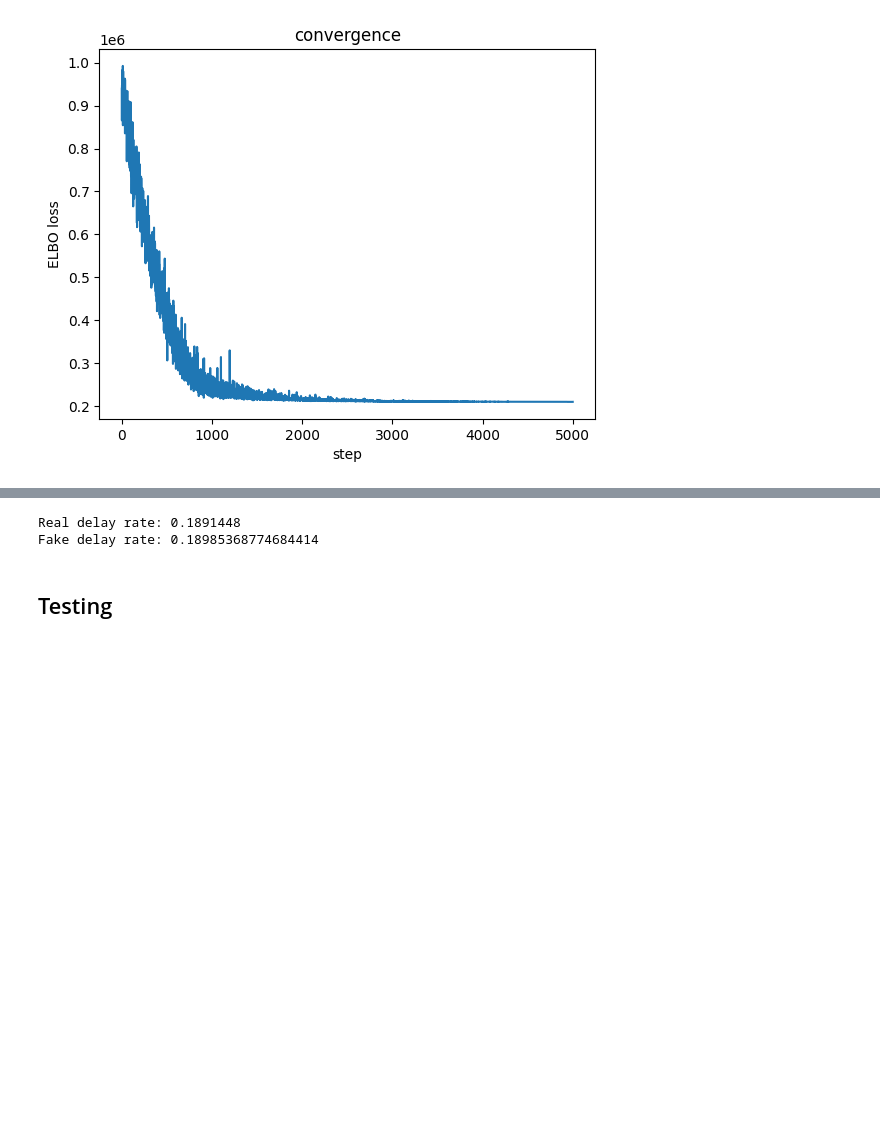
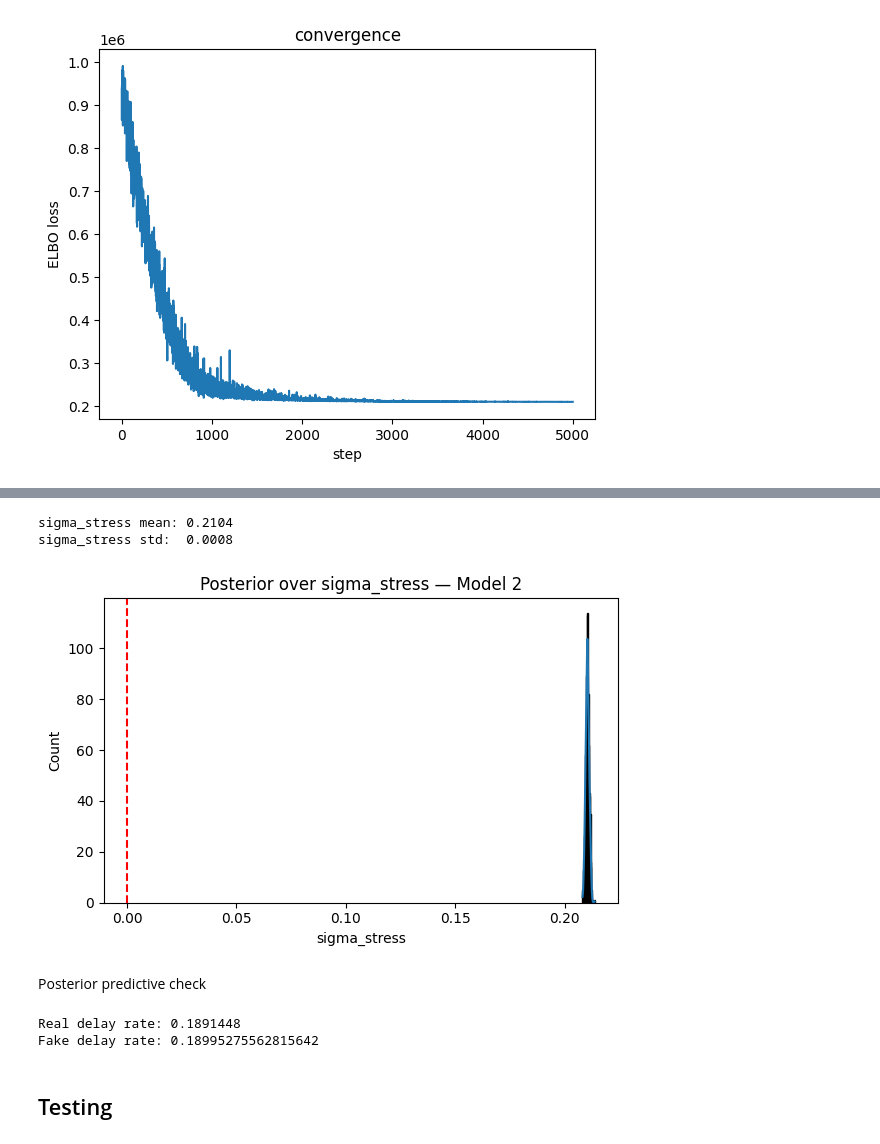
Before and after one commit to mariatmvendas/mbml_project, a Jupyter notebook: notebook.ipynb, the cells around one changed output, grey strips where cells are left out. Drawn from its saved outputs; the diff is of its cells as text; code cells hidden in the pictures; blank space fills up the shorter version.

```diff
--- a/notebook.ipynb
+++ b/notebook.ipynb
@@ -1319,35 +1309,43 @@ plt.show()
+# %%
+sigma_stress_samples2 = samples2["sigma_stress"].detach().squeeze(1).numpy()
+
+print(f"sigma_stress mean: {sigma_stress_samples2.mean():.4f}")
+print(f"sigma_stress std:  {sigma_stress_samples2.std():.4f}")
+
+fig, ax = plt.subplots(figsize=(6, 4))
+sns.histplot(sigma_stress_samples2, ax=ax, kde=True)
+ax.axvline(0, color="red", linestyle="--")
+ax.set_title("Posterior over sigma_stress — Model 2")
+ax.set_xlabel("sigma_stress")
+plt.tight_layout()
+plt.show()
+# %% [output]
+sigma_stress mean: 0.2104
+sigma_stress std:  0.0008
+[figure, added]
+# %% [markdown]
+Posterior predictive check
 # %%
 # get posterior means
-alpha_carrier_mean = alpha_carrier_samples.mean(axis=0)  # (17,)
-w_dep_mean         = w_dep_samples.mean()                 # scalar
-beta_mean          = beta_samples.mean(axis=0)            # (32,)
-bias_mean          = bias_samples.mean()                  # scalar
+alpha_carrier_mean = alpha_carrier_samples.mean(axis=0)
+w_dep_mean = w_dep_samples.mean()
+beta_mean = beta_samples.mean(axis=0)
+bias_mean = bias_samples.mean()
 
-n_weather = X_weather_train.shape[1]  # 2
-n_dept    = X_dept_train.shape[1]     # 18
-n_month   = X_month_train.shape[1]    # 11
+mu_stress = (alpha_carrier_mean[carrier_idx_train2.numpy()] + w_dep_mean * X_stress_train2.numpy().squeeze())
+stress_train = np.random.normal(mu_stress, sigma_stress_mean)
 
-# compute stress using carrier baseline + departing airport rate
-stress_train = (alpha_carrier_mean[carrier_idx_train2.numpy()] +
-                w_dep_mean * X_stress_train2.numpy().squeeze())
-
-# compute logits
-logits_train = (
-    (X_weather_train.numpy() * beta_mean[0:n_weather]).sum(axis=1) +
-    (X_dept_train.numpy()    * beta_mean[n_weather:n_weather+n_dept]).sum(axis=1) +
-    (X_month_train.numpy()   * beta_mean[n_weather+n_dept:n_weather+n_dept+n_month]).sum(axis=1) +
-    beta_mean[-1] * stress_train +
-    bias_mean
-)
+logits_train = ((X_weather_train.numpy() * beta_mean[0:n_weather]).sum(axis=1) + (X_dept_train.numpy() * beta_mean[n_weather:n_weather+n_dept]).sum(axis=1) +
+    (X_month_train.numpy() * beta_mean[n_weather+n_dept:n_weather+n_dept+n_month]).sum(axis=1) + beta_mean[-1] * stress_train + bias_mean)
 
 p_train = torch.sigmoid(torch.tensor(logits_train, dtype=torch.float32)).numpy()
-y_fake  = np.random.binomial(1, p_train)
+y_fake = np.random.binomial(1, p_train)
 
 print("Real delay rate:", y_train.numpy().mean())
 print("Fake delay rate:", y_fake.mean())
 # %% [output]
 Real delay rate: 0.1891448
-Fake delay rate: 0.18985368774684414
+Fake delay rate: 0.18995275562815642
 # %% [markdown]
 ## Testing
 # %%
```
Also changed, not shown: parts of 23 cells of this notebook.
